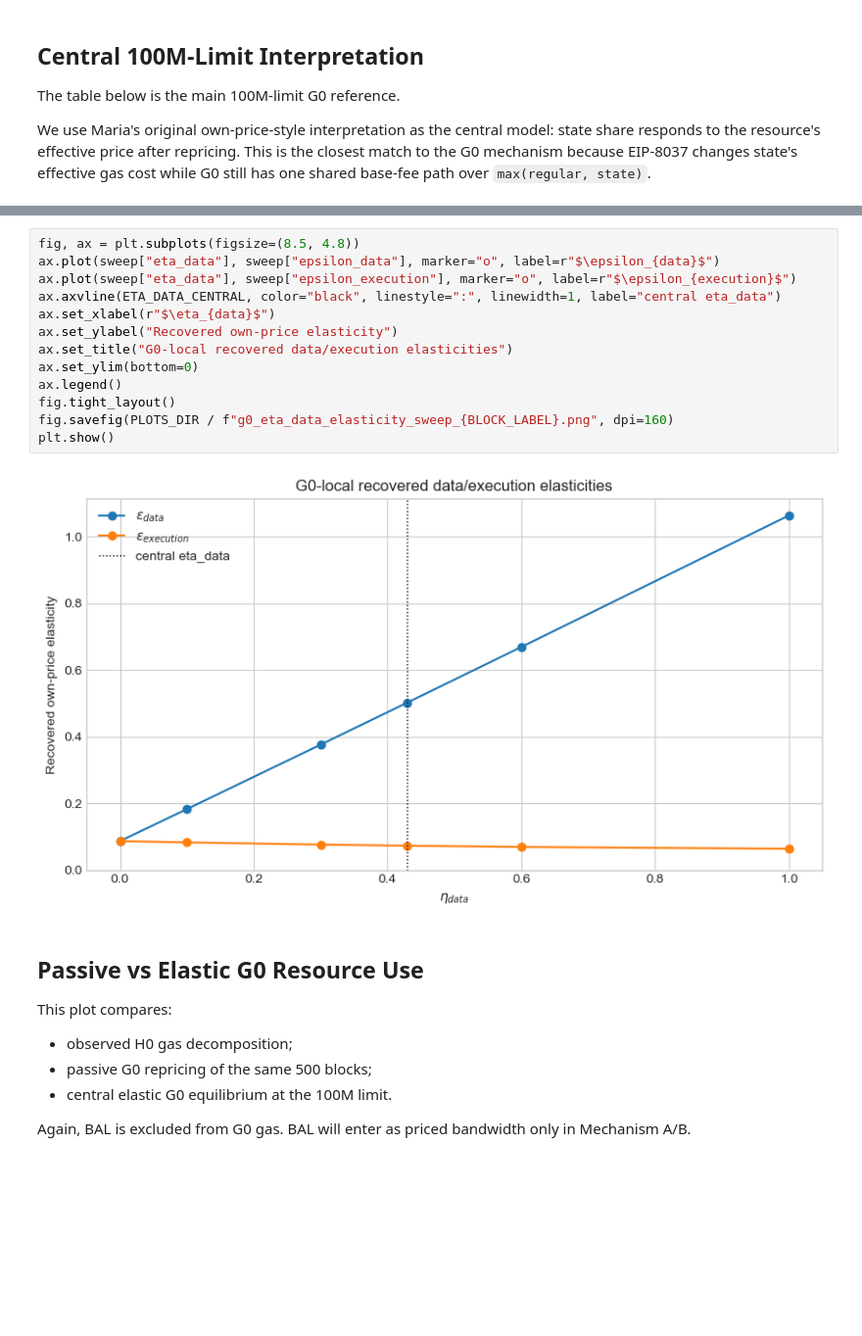
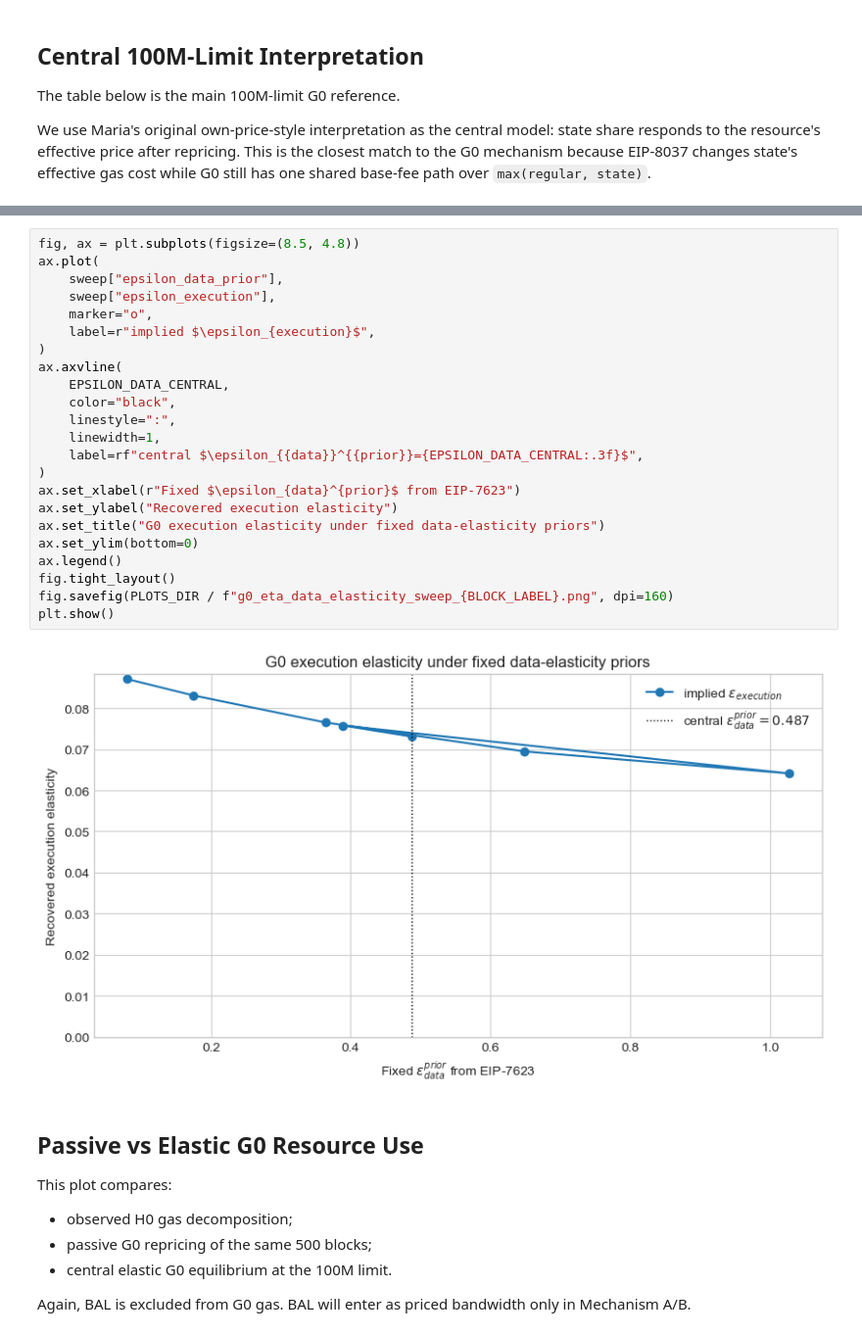
Before and after one commit to M1kuW1ll/eip-7999-research, a Jupyter notebook: notebooks/1.6-g0-elastic-reference.ipynb, the cells around one changed output, grey strips where cells are left out. Shown at 98% size. Drawn from its saved outputs; the diff is of its cells as text; blank space fills up the shorter version.

```diff
--- a/notebooks/1.6-g0-elastic-reference.ipynb
+++ b/notebooks/1.6-g0-elastic-reference.ipynb
@@ -904,18 +1389,28 @@ sweep[[
 # %%
 fig, ax = plt.subplots(figsize=(8.5, 4.8))
-ax.plot(sweep["eta_data"], sweep["epsilon_data"], marker="o", label=r"$\epsilon_{data}$")
-ax.plot(sweep["eta_data"], sweep["epsilon_execution"], marker="o", label=r"$\epsilon_{execution}$")
-ax.axvline(ETA_DATA_CENTRAL, color="black", linestyle=":", linewidth=1, label="central eta_data")
-ax.set_xlabel(r"$\eta_{data}$")
-ax.set_ylabel("Recovered own-price elasticity")
-ax.set_title("G0-local recovered data/execution elasticities")
+ax.plot(
+    sweep["epsilon_data_prior"],
+    sweep["epsilon_execution"],
+    marker="o",
+    label=r"implied $\epsilon_{execution}$",
+)
+ax.axvline(
+    EPSILON_DATA_CENTRAL,
+    color="black",
+    linestyle=":",
+    linewidth=1,
+    label=rf"central $\epsilon_{{data}}^{{prior}}={EPSILON_DATA_CENTRAL:.3f}$",
+)
+ax.set_xlabel(r"Fixed $\epsilon_{data}^{prior}$ from EIP-7623")
+ax.set_ylabel("Recovered execution elasticity")
+ax.set_title("G0 execution elasticity under fixed data-elasticity priors")
 ax.set_ylim(bottom=0)
 ax.legend()
 fig.tight_layout()
 fig.savefig(PLOTS_DIR / f"g0_eta_data_elasticity_sweep_{BLOCK_LABEL}.png", dpi=160)
 plt.show()
 # %% [output]
-[figure, old version]
+[figure, new version]
 # %% [markdown]
 ## Passive vs Elastic G0 Resource Use
 
```
Also changed, not shown: parts of 18 cells of this notebook, 49 other files.
